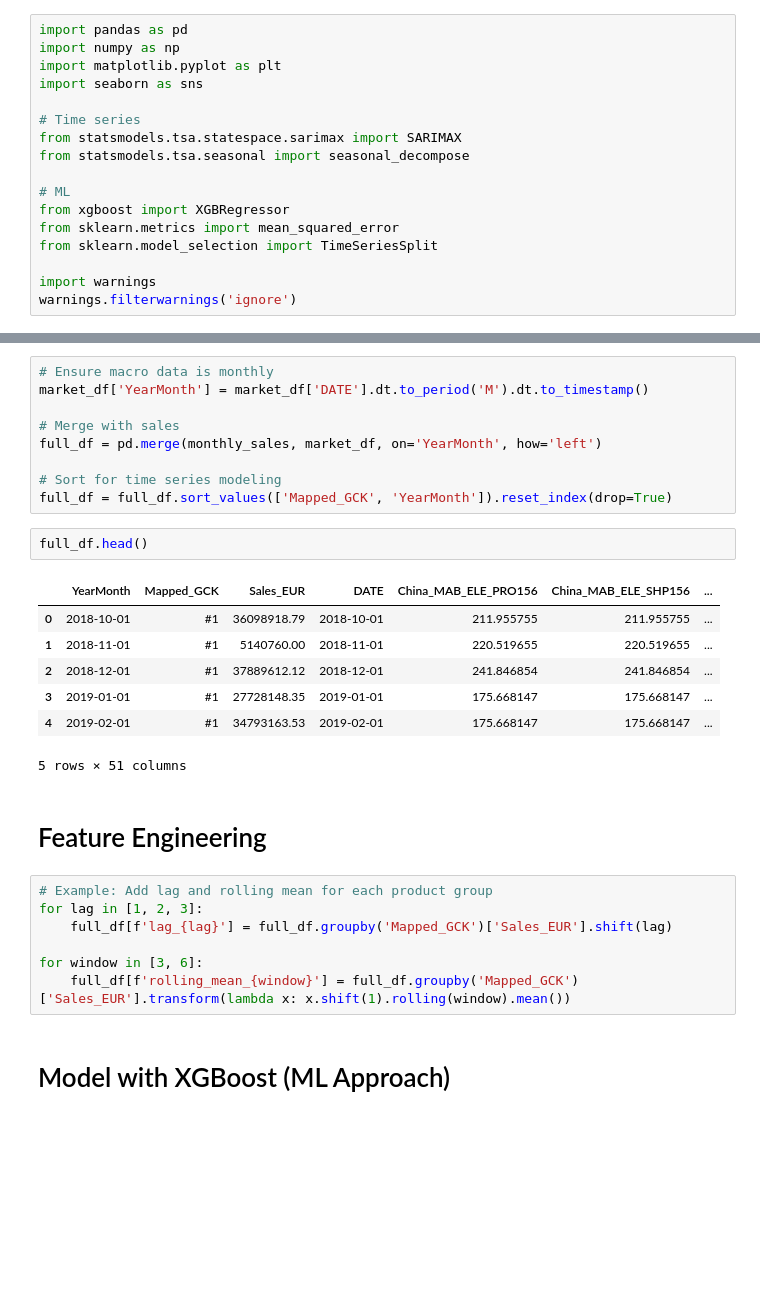
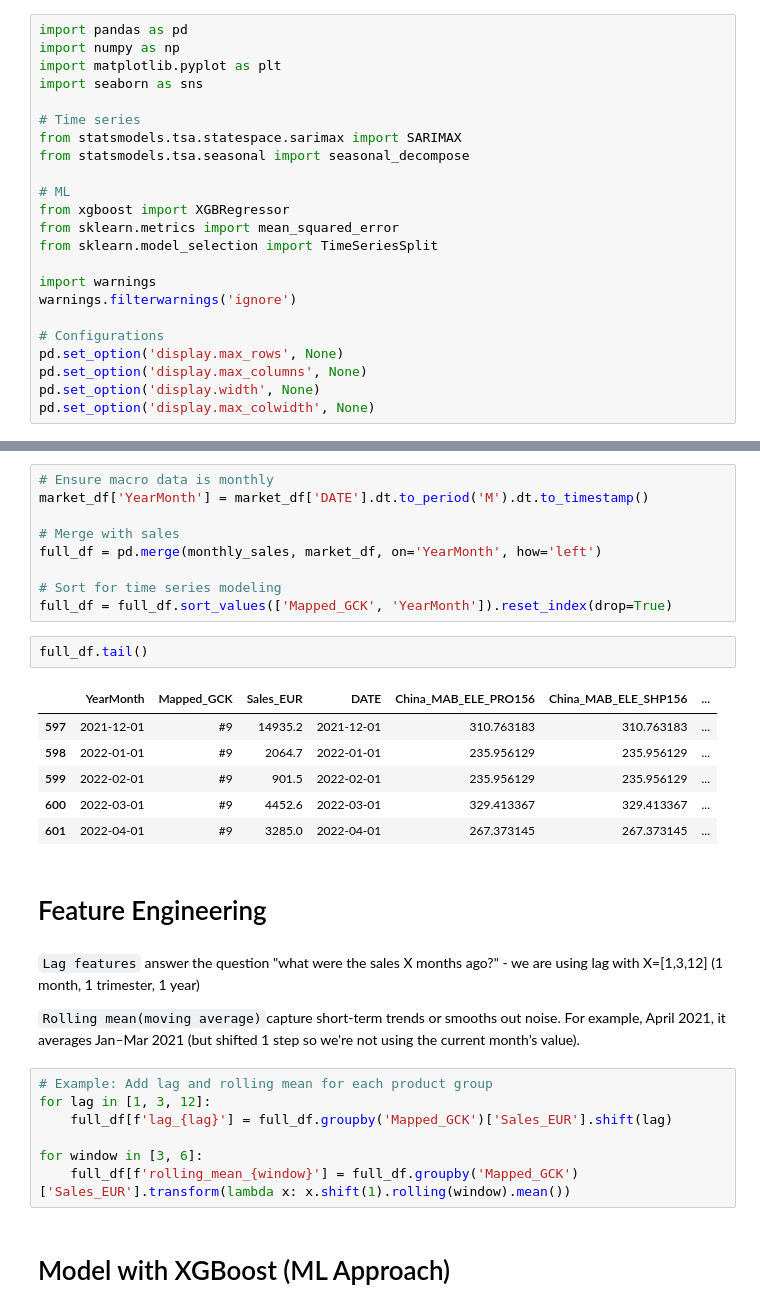
Before and after one commit to RubenCMarques/Case-2--Siemens-Sales-Forecast, a Jupyter notebook: Notebooks/diogo_test.ipynb, the cells around one changed output, grey strips where cells are left out. Drawn from its saved outputs; the diff is of its cells as text; blank space fills up the shorter version.

```diff
--- a/Notebooks/diogo_test.ipynb
+++ b/Notebooks/diogo_test.ipynb
@@ -17,6 +17,12 @@ from sklearn.model_selection import TimeSeriesSplit
 
 import warnings
 warnings.filterwarnings('ignore')
+
+# Configurations
+pd.set_option('display.max_rows', None)
+pd.set_option('display.max_columns', None)
+pd.set_option('display.width', None)
+pd.set_option('display.max_colwidth', None)
 # %% [markdown]
 # Loading data
 # %%
@@ -140,20 +200,23 @@ full_df = pd.merge(monthly_sales, market_df, on='YearMonth', how='left')
 # Sort for time series modeling
 full_df = full_df.sort_values(['Mapped_GCK', 'YearMonth']).reset_index(drop=True)
 # %%
-full_df.head()
+full_df.tail()
 # %% [output]
 |  | YearMonth | Mapped_GCK | Sales_EUR | DATE | China_MAB_ELE_PRO156 | China_MAB_ELE_SHP156 | ... |
-| 0 | 2018-10-01 | #1 | 36098918.79 | 2018-10-01 | 211.955755 | 211.955755 | ... |
-| 1 | 2018-11-01 | #1 | 5140760.00 | 2018-11-01 | 220.519655 | 220.519655 | ... |
-| 2 | 2018-12-01 | #1 | 37889612.12 | 2018-12-01 | 241.846854 | 241.846854 | ... |
-| 3 | 2019-01-01 | #1 | 27728148.35 | 2019-01-01 | 175.668147 | 175.668147 | ... |
-| 4 | 2019-02-01 | #1 | 34793163.53 | 2019-02-01 | 175.668147 | 175.668147 | ... |
+| 597 | 2021-12-01 | #9 | 14935.2 | 2021-12-01 | 310.763183 | 310.763183 | ... |
+| 598 | 2022-01-01 | #9 | 2064.7 | 2022-01-01 | 235.956129 | 235.956129 | ... |
+| 599 | 2022-02-01 | #9 | 901.5 | 2022-02-01 | 235.956129 | 235.956129 | ... |
+| 600 | 2022-03-01 | #9 | 4452.6 | 2022-03-01 | 329.413367 | 329.413367 | ... |
+| 601 | 2022-04-01 | #9 | 3285.0 | 2022-04-01 | 267.373145 | 267.373145 | ... |
-5 rows × 51 columns
 # %% [markdown]
 # Feature Engineering
+# %% [markdown]
+`Lag features` answer the question "what were the sales X months ago?" - we are using lag with X=[1,3,12] (1 month, 1 trimester, 1 year)
+
+`Rolling mean(moving average)`capture short-term trends or smooths out noise. For example, April 2021, it averages Jan–Mar 2021 (but shifted 1 step so we're not using the current month’s value).
 # %%
 # Example: Add lag and rolling mean for each product group
-for lag in [1, 2, 3]:
+for lag in [1, 3, 12]:
     full_df[f'lag_{lag}'] = full_df.groupby('Mapped_GCK')['Sales_EUR'].shift(lag)
 
 for window in [3, 6]:
```
Also changed, not shown: parts of 22 cells of this notebook.
